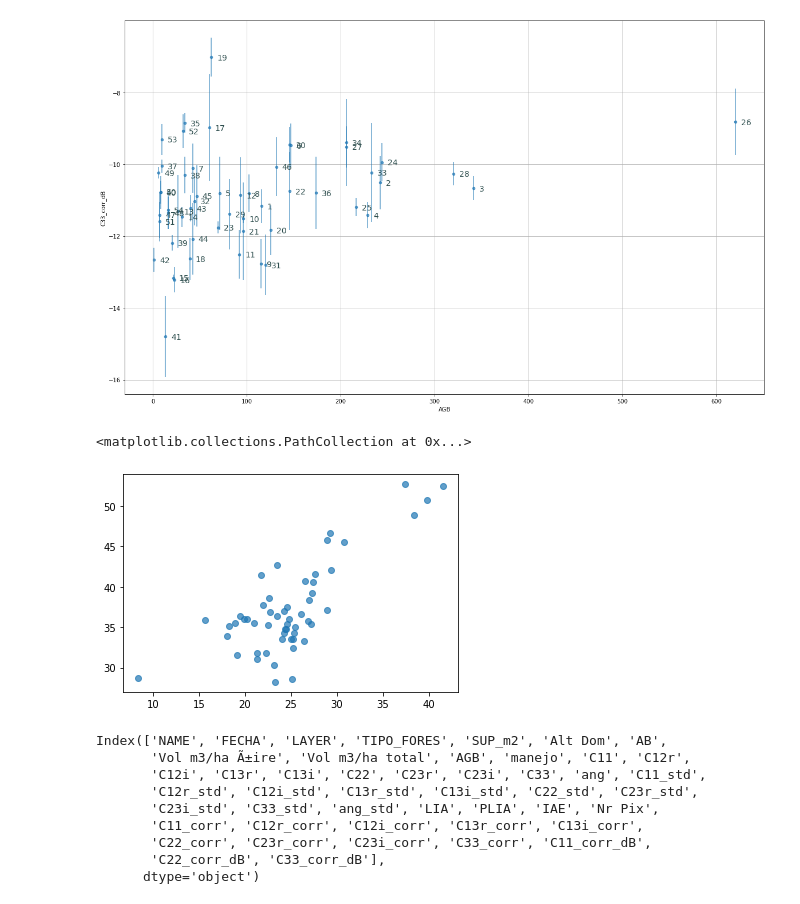
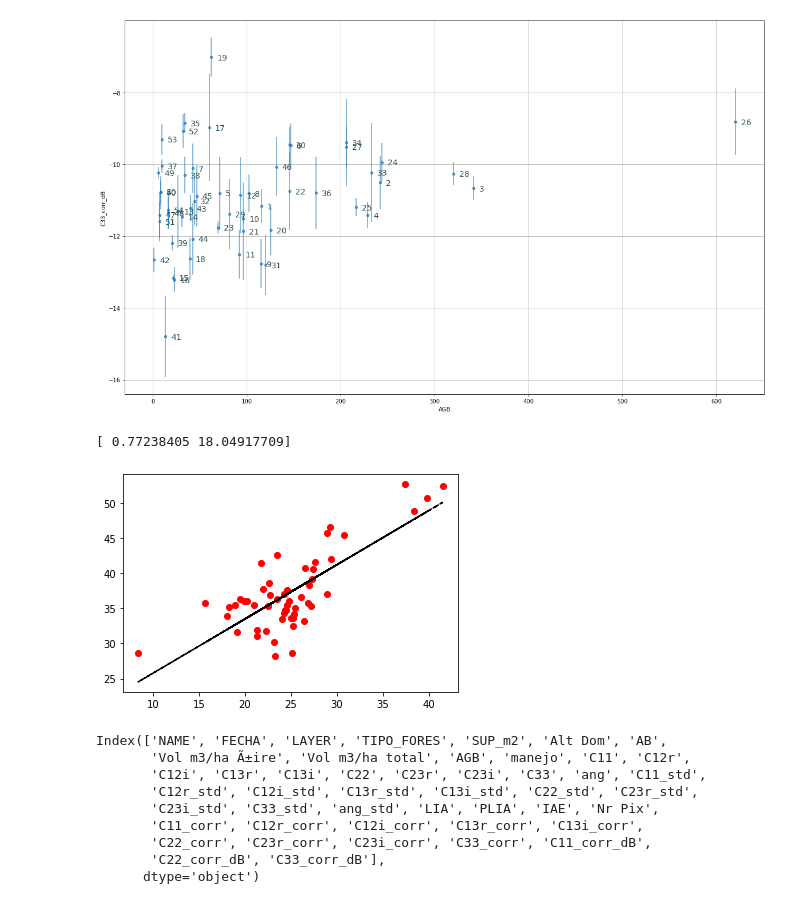
Before and after one commit to verderis/Bosques, a Jupyter notebook: prePro-iafe2.ipynb, the cells around one changed output. Saved outputs shown, nothing was run; the diff lists cells and outputs as text; code cells hidden in the pictures.

```diff
--- a/prePro-iafe2.ipynb
+++ b/prePro-iafe2.ipynb
@@ -356,15 +359,23 @@ for mean, std in zip(toPlot, toPlotStd):
 # %%
 # Estudio angulos SAOCOM vs Sentinel
 
-plt.scatter(dataSAOCOM.LIA, dataSentinelDes['LIA.1'], alpha=0.7) #figsize=(20, 12), grid=True
+# plt.scatter(dataSAOCOM.LIA, dataSentinelDes['LIA.1'], alpha=0.7) #figsize=(20, 12), grid=True
 
 # for i, txt in enumerate(data_AGB.NAME):
 #    striped = txt.split('O')[1]
 #    ax.annotate(striped, (data_AGB['ang.1'][i], data_AGB['ang'][i]), xytext=(10,-5), textcoords='offset points',
 #                 family='sans-serif', fontsize=14, color='darkslategrey')
+x = dataSAOCOM.LIA.values
+y = dataSentinelDes['LIA.1'].values
+
+coef = np.polyfit(x, y, 1)
+poly1d_fn = np.poly1d(coef)
+
+plt.plot(x,y, 'ro', x, poly1d_fn(x), '--k') #'--k'=black dashed line, 'yo' = yellow circle marker
+print(coef)
 # %% [output]
-<matplotlib.collections.PathCollection at 0x...>
+[ 0.77238405 18.04917709]
-[figure, old version]
+[figure, new version]
 # %%
 # Polarimetria
 # %%
```
Also changed, not shown: parts of 22 cells of this notebook, 52 other files.
